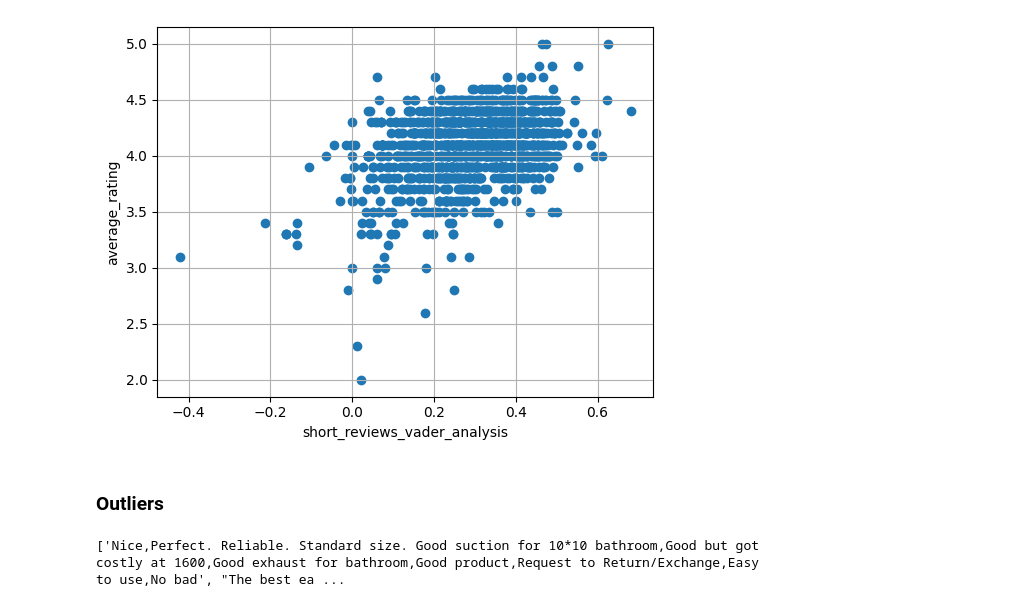
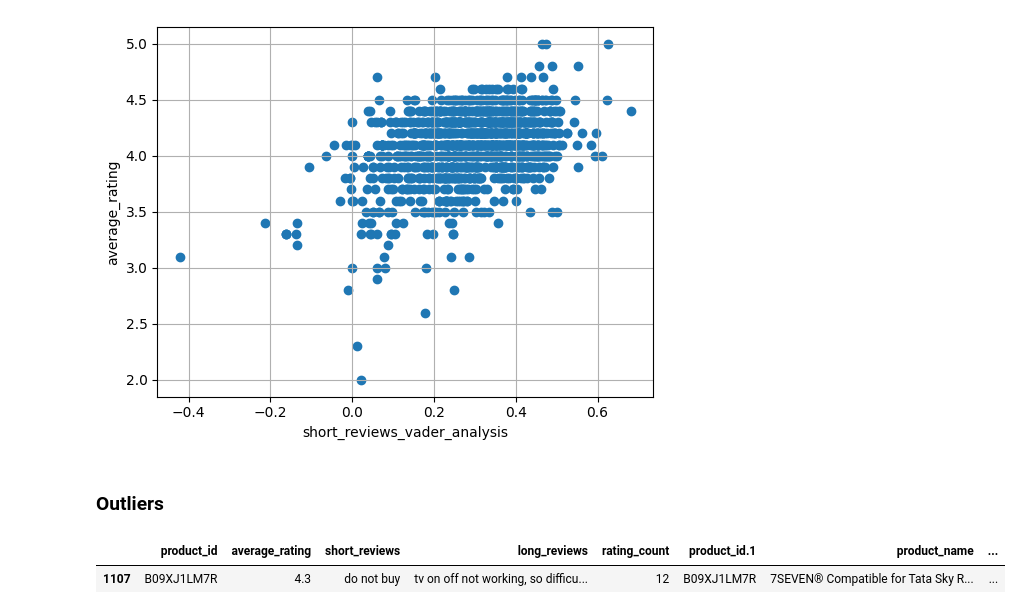
Before and after one commit to sweeenlim/Passion8, a Jupyter notebook: sentiment_analysis/sentiment_analysis.ipynb, the cells around one changed output. Drawn from its saved outputs; the diff is of its cells as text; code cells hidden in the pictures.

```diff
--- a/sentiment_analysis/sentiment_analysis.ipynb
+++ b/sentiment_analysis/sentiment_analysis.ipynb
@@ -113,7 +149,8 @@ plt.show()
 # %% [markdown]
 ### Outliers
 # %%
-filtered_df = product_ratings_df[(product_ratings_df['review_title_vader_analysis'] < -0.75) & (product_ratings_df['average_rating'] > 4)]
-print(list(filtered_df["review_title"]))
+filtered_df = product_ratings_df[(product_ratings_df['long_reviews_vader_analysis'] < -0.2) & (product_ratings_df['average_rating'] > 4)]
+filtered_df
 # %% [output]
-['Nice,Perfect. Reliable. Standard size. Good suction for 10*10 bathroom,Good but got costly at 1600,Good exhaust for bathroom,Good product,Request to Return/Exchange,Easy to use,No bad', "The best ea ...
+|  | product_id | average_rating | short_reviews | long_reviews | rating_count | product_id.1 | product_name | ... |
+| 1107 | B09XJ1LM7R | 4.3 | do not buy | tv on off not working, so difficu... | 12 | B09XJ1LM7R | 7SEVEN® Compatible for Tata Sky R... | ... |
```
Also changed, not shown: parts of 28 cells of this notebook, 1 other file.
